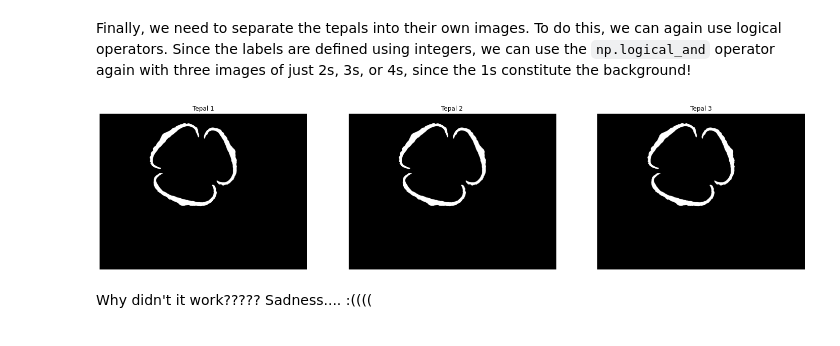
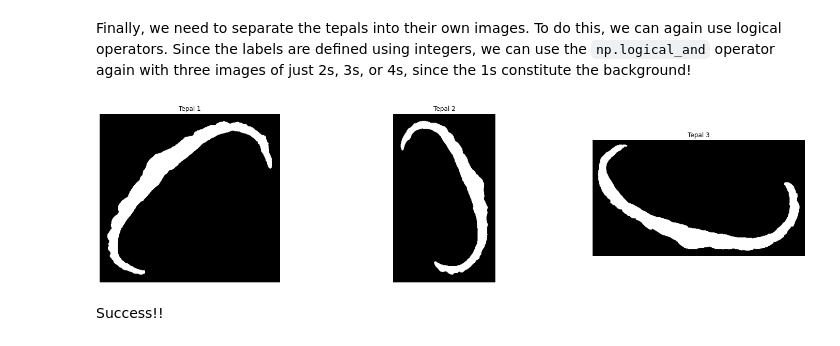
Before and after one commit to nicolepanek/2021_LilyProject, a Jupyter notebook: Preparation_for_Measurement.ipynb, the cells around one changed output. Drawn from its saved outputs; the diff is of its cells as text; code cells hidden in the pictures.

```diff
--- a/Preparation_for_Measurement.ipynb
+++ b/Preparation_for_Measurement.ipynb
@@ -113,16 +115,22 @@ tepal_3 = np.logical_and(label_tepals, fours)
+# %%
+tepals = []
+
+for tepal in regionprops(label_tepals):
+  crop = np.pad(tepal.image, np.round(0.05*len(tepal.image)).astype(int))
+  tepals.append(crop)
 # %%
-# Show images and retest with logical_xor
+# Show individual tepals
 fig, ax = plt.subplots(ncols=3, figsize=(25,6))
 titles = ['Tepal 1', 'Tepal 2', 'Tepal 3']
 
-ax[0].imshow(tepal_1, cmap='gray')
-ax[1].imshow(tepal_2, cmap='gray')
-ax[2].imshow(tepal_3, cmap='gray')
+ax[0].imshow(tepals[0], cmap='gray')
+ax[1].imshow(tepals[1], cmap='gray')
+ax[2].imshow(tepals[2], cmap='gray')
 
 for i, axi in enumerate(ax):
   axi.axis('off')
   axi.set_title(titles[i])
 # %% [output]
-[figure, old version]
+[figure, new version]
-# %% [markdown]
-Why didn't it work????? Sadness....   :((((
+# %% [markdown]
+Success!!
```
Also changed, not shown: parts of 2 cells of this notebook.
